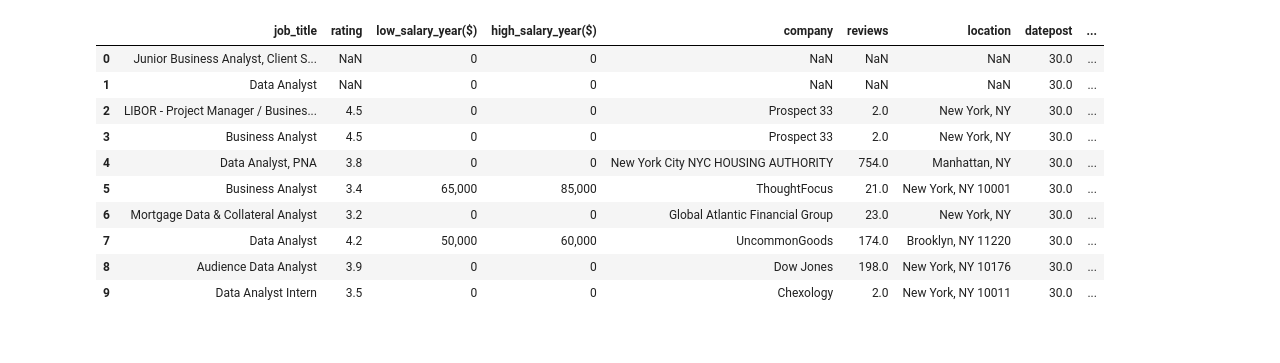
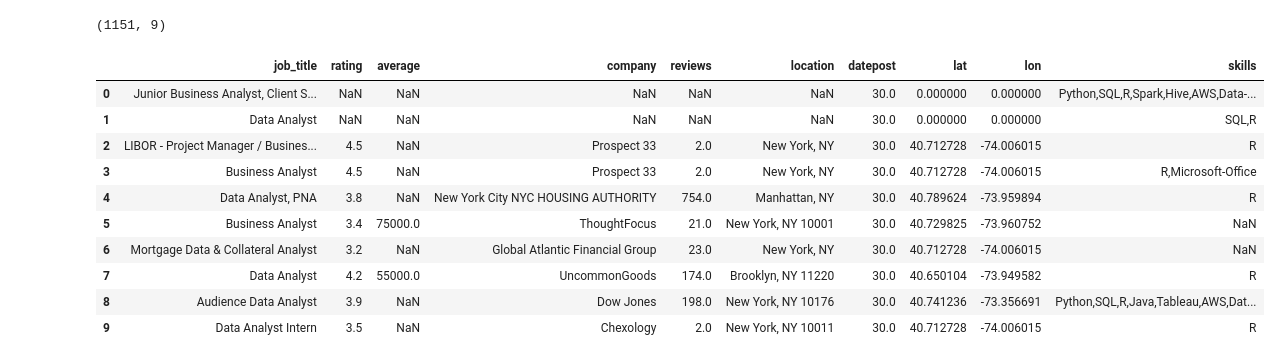
Before and after one commit to Johnnydaszhu/CapStone, a Jupyter notebook: 02Data_for_ML.ipynb, the cells around one changed output. Saved outputs shown, nothing was run; the diff lists cells and outputs as text; code cells hidden in the pictures.

```diff
--- a/02Data_for_ML.ipynb
+++ b/02Data_for_ML.ipynb
@@ -3,6 +3,6 @@
 # %%
 import pandas as pd
 import numpy as np
-pd.set_option('display.max_columns', 999)
-pd.set_option('display.max_rows', 999)
-df = pd.read_csv('/Users/jz/Downloads/job_data/2/NEW_YORK.csv')
+pd.set_option('display.max_columns', 50)
+pd.set_option('display.max_rows', 100)
+df = pd.read_csv('df_ny.csv')
@@ -9,21 +18,24 @@ df = pd.read_csv('/Users/jz/Downloads/job_data/2/NEW_YORK.csv')
+# %%
+df.shape
+# %% [output]
+(1151, 9)
 # %%
 df.loc[df['rating'] == 0,'rating'] = np.nan
-df.loc[df['low_salary_year($)'] == 0,'low_salary_year($)'] = np.nan
-df.loc[df['high_salary_year($)'] == 0,'high_salary_year($)'] = np.nan
+df.loc[df['average'] == 0,'average'] = np.nan
 df.loc[df['reviews'] == 0,'reviews'] = np.nan
 df.loc[df['datepost'] == 0,'datepost'] = np.nan
 df[:10]
 # %% [output]
-|  | job_title | rating | low_salary_year($) | high_salary_year($) | company | reviews | location | datepost | ... |
-| 0 | Junior Business Analyst, Client S... | NaN | 0 | 0 | NaN | NaN | NaN | 30.0 | ... |
-| 1 | Data Analyst | NaN | 0 | 0 | NaN | NaN | NaN | 30.0 | ... |
-| 2 | LIBOR - Project Manager / Busines... | 4.5 | 0 | 0 | Prospect 33 | 2.0 | New York, NY | 30.0 | ... |
-| 3 | Business Analyst | 4.5 | 0 | 0 | Prospect 33 | 2.0 | New York, NY | 30.0 | ... |
-| 4 | Data Analyst, PNA | 3.8 | 0 | 0 | New York City NYC HOUSING AUTHORITY | 754.0 | Manhattan, NY | 30.0 | ... |
-| 5 | Business Analyst | 3.4 | 65,000 | 85,000 | ThoughtFocus | 21.0 | New York, NY 10001 | 30.0 | ... |
-| 6 | Mortgage Data & Collateral Analyst | 3.2 | 0 | 0 | Global Atlantic Financial Group | 23.0 | New York, NY | 30.0 | ... |
-| 7 | Data Analyst | 4.2 | 50,000 | 60,000 | UncommonGoods | 174.0 | Brooklyn, NY 11220 | 30.0 | ... |
-| 8 | Audience Data Analyst | 3.9 | 0 | 0 | Dow Jones | 198.0 | New York, NY 10176 | 30.0 | ... |
-| 9 | Data Analyst Intern | 3.5 | 0 | 0 | Chexology | 2.0 | New York, NY 10011 | 30.0 | ... |
+|  | job_title | rating | average | company | reviews | location | datepost | lat | lon | skills |
+| 0 | Junior Business Analyst, Client S... | NaN | NaN | NaN | NaN | NaN | 30.0 | 0.000000 | 0.000000 | Python,SQL,R,Spark,Hive,AWS,Data-... |
+| 1 | Data Analyst | NaN | NaN | NaN | NaN | NaN | 30.0 | 0.000000 | 0.000000 | SQL,R |
+| 2 | LIBOR - Project Manager / Busines... | 4.5 | NaN | Prospect 33 | 2.0 | New York, NY | 30.0 | 40.712728 | -74.006015 | R |
+| 3 | Business Analyst | 4.5 | NaN | Prospect 33 | 2.0 | New York, NY | 30.0 | 40.712728 | -74.006015 | R,Microsoft-Office |
+| 4 | Data Analyst, PNA | 3.8 | NaN | New York City NYC HOUSING AUTHORITY | 754.0 | Manhattan, NY | 30.0 | 40.789624 | -73.959894 | R |
+| 5 | Business Analyst | 3.4 | 75000.0 | ThoughtFocus | 21.0 | New York, NY 10001 | 30.0 | 40.729825 | -73.960752 | NaN |
+| 6 | Mortgage Data & Collateral Analyst | 3.2 | NaN | Global Atlantic Financial Group | 23.0 | New York, NY | 30.0 | 40.712728 | -74.006015 | NaN |
+| 7 | Data Analyst | 4.2 | 55000.0 | UncommonGoods | 174.0 | Brooklyn, NY 11220 | 30.0 | 40.650104 | -73.949582 | R |
+| 8 | Audience Data Analyst | 3.9 | NaN | Dow Jones | 198.0 | New York, NY 10176 | 30.0 | 40.741236 | -73.356691 | Python,SQL,R,Java,Tableau,AWS,Dat... |
+| 9 | Data Analyst Intern | 3.5 | NaN | Chexology | 2.0 | New York, NY 10011 | 30.0 | 40.712728 | -74.006015 | R |
 # %%
 df_noskill = df.drop(['skills'], axis=1)
```
Also changed, not shown: parts of 18 cells of this notebook, 12 other files.
